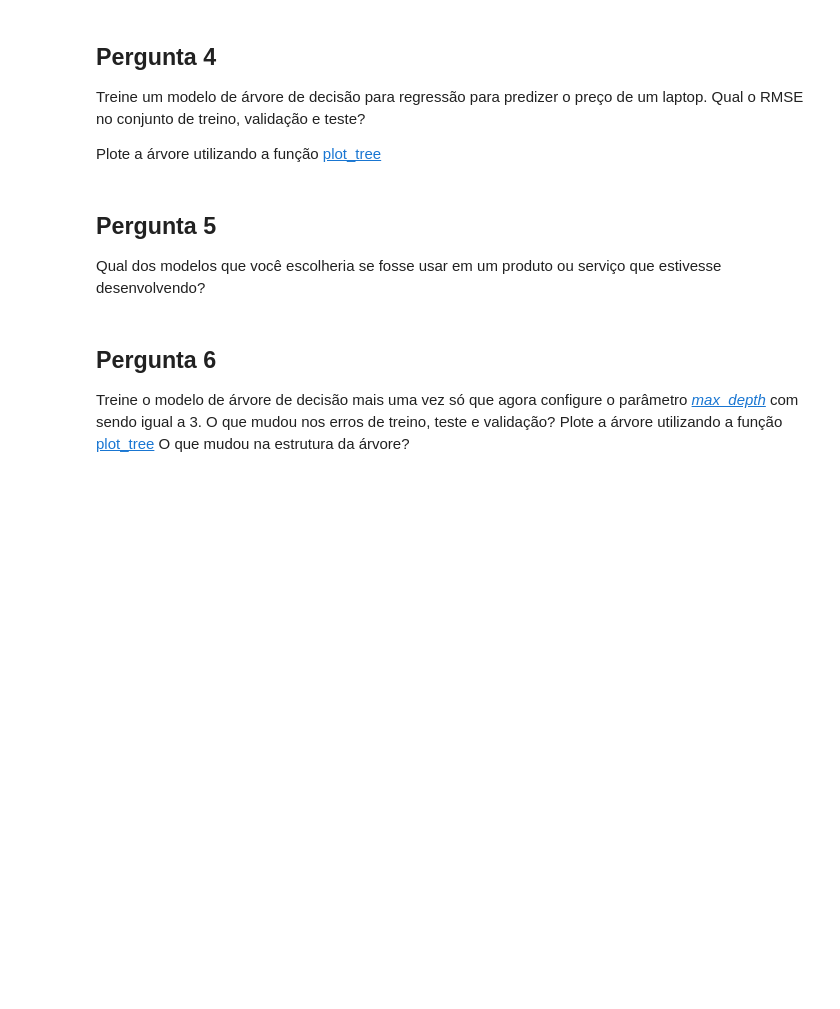
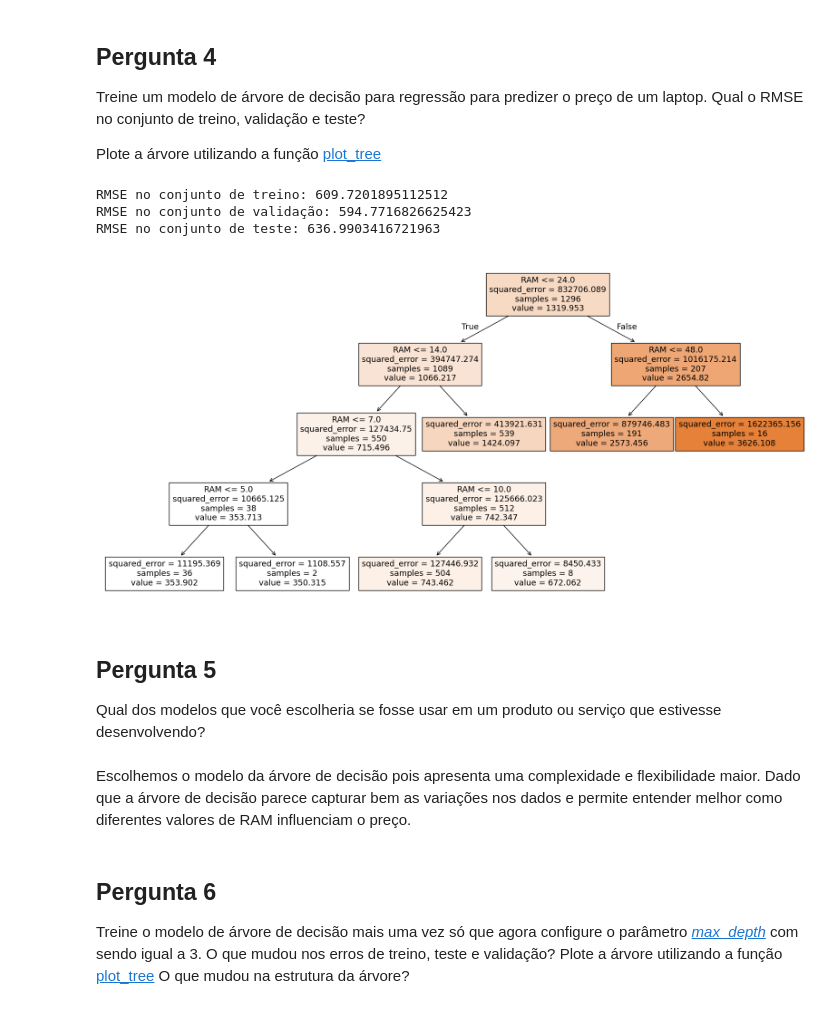
Before and after one commit to DanielsOfficial0102/Machine-Learning-Foundations, a Jupyter notebook: Aula 2.ipynb, the cells around one changed output. Cells and saved outputs as stored; diff of their text form; code cells hidden in the pictures; blank space fills up the shorter version.

Commit message:
Aula 2 - Finalizada

```diff
--- a/Aula 2.ipynb
+++ b/Aula 2.ipynb
@@ -42,3 +75,28 @@ Obs: O conjunto de validação pode vir do de treino, se não tiver sido especif
 ## Pergunta 3
 
 Treine um modelo de regressão linear para predizer o preço de um laptop. Qual o RMSE no conjunto de treino, validação e teste? Quais são os coeficientes que foram aprendidos pelo modelo?
+# %%
+X_treino = treino[['RAM']]
+y_treino = treino['Final Price']
+X_validacao = validacao[['RAM']]
+y_validacao = validacao['Final Price']
+X_teste = teste[['RAM']]
+y_teste = teste['Final Price']
+
+modelo = LinearRegression()
+modelo.fit(X_treino, y_treino)
+
+# Previsões
+y_treino_pred = modelo.predict(X_treino)
+y_validacao_pred = modelo.predict(X_validacao)
+y_teste_pred = modelo.predict(X_teste)
+
+# RMSE
+rmse_treino = np.sqrt(mean_squared_error(y_treino, y_treino_pred))
+rmse_validacao = np.sqrt(mean_squared_error(y_validacao, y_validacao_pred))
+rmse_teste = np.sqrt(mean_squared_error(y_teste, y_teste_pred))
+
+print(f"RMSE no conjunto de treino: {rmse_treino}")
+print(f"RMSE no conjunto de validação: {rmse_validacao}")
+print(f"RMSE no conjunto de teste: {rmse_teste}")
+print("Coeficientes:", model.coef_)
@@ -48,10 +111,39 @@ Treine um modelo de regressão linear para predizer o preço de um laptop. Qual
 Treine um modelo de árvore de decisão para regressão para predizer o preço de um laptop. Qual o RMSE no conjunto de treino, validação e teste?
 
 Plote a árvore utilizando a função [plot_tree](https://scikit-learn.org/1.6/modules/generated/sklearn.tree.plot_tree.html)
+# %%
+tree_model = DecisionTreeRegressor()
+tree_model.fit(X_treino, y_treino)
+
+y_treino_tree_pred = tree_model.predict(X_treino)
+y_valid_tree_pred = tree_model.predict(X_validacao)
+y_test_tree_pred = tree_model.predict(X_teste)
+
+rmse_tree_treino = np.sqrt(mean_squared_error(y_treino, y_treino_tree_pred))
+rmse_tree_validacao = np.sqrt(mean_squared_error(y_validacao, y_valid_tree_pred))
+rmse_tree_teste = np.sqrt(mean_squared_error(y_teste, y_test_tree_pred))
+
+print(f"RMSE no conjunto de treino: {rmse_tree_treino}")
+print(f"RMSE no conjunto de validação: {rmse_tree_validacao}")
+print(f"RMSE no conjunto de teste: {rmse_tree_teste}")
+
+# Plotando a árvore
+plt.figure(figsize=(20,10))
+plot_tree(tree_model, filled=True, feature_names=['RAM'])
+plt.show()
+# %% [output]
+RMSE no conjunto de treino: 609.7201895112512
+RMSE no conjunto de validação: 594.7716826625423
+RMSE no conjunto de teste: 636.9903416721963
+[figure, added]
 # %% [markdown]
 ## Pergunta 5
 
 Qual dos modelos que você escolheria se fosse usar em um produto ou serviço que estivesse desenvolvendo?
+# %% [markdown]
+Escolhemos o modelo da árvore de decisão pois apresenta uma complexidade e flexibilidade maior.
+Dado que a árvore de decisão parece capturar bem as variações nos dados e permite entender melhor
+como diferentes valores de RAM influenciam o preço.
 # %% [markdown]
 ## Pergunta 6
 
```
Also changed, not shown: parts of 11 cells of this notebook.
